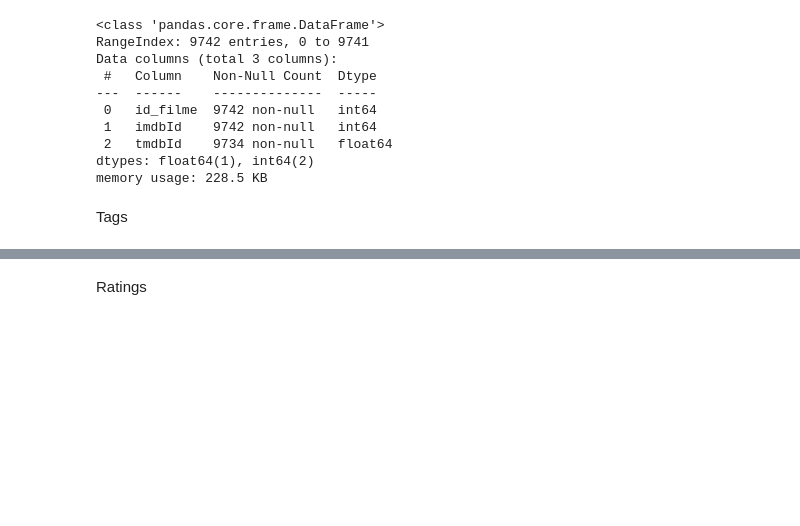
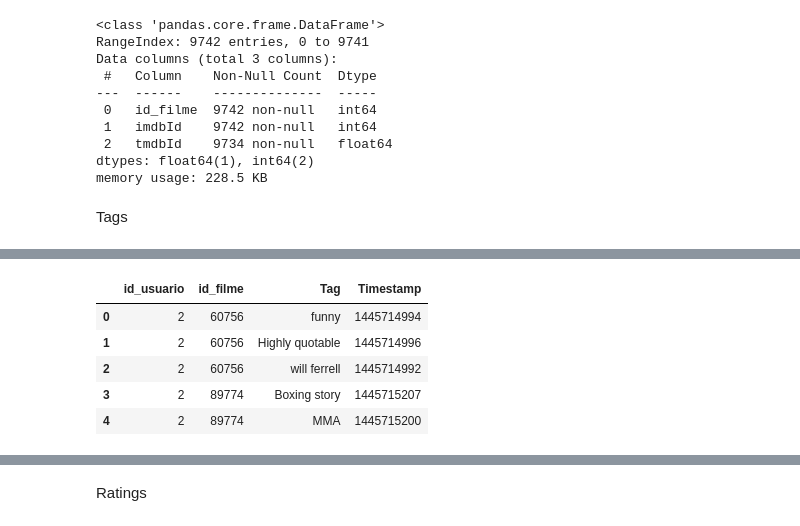
Before and after one commit to RobsonGFerrarezi/TrabalhoAmbientesInteligentes_N2_GRUPO2, a Jupyter notebook: TrabalhoN2_AmbientesInteligentes_Grupo2.ipynb, the cells around one changed output, grey strips where cells are left out. Cells and saved outputs as stored; diff of their text form; code cells hidden in the pictures; blank space fills up the shorter version.

```diff
--- a/TrabalhoN2_AmbientesInteligentes_Grupo2.ipynb
+++ b/TrabalhoN2_AmbientesInteligentes_Grupo2.ipynb
@@ -153,0 +165,11 @@ Tags
+# %%
+# Renomeando colunas
+tags.rename(columns={'userId':'id_usuario','movieId':'id_filme', 'tag':'Tag', 'timestamp':'Timestamp'}, inplace = True)
+tags.head()
+# %% [output]
+|  | id_usuario | id_filme | Tag | Timestamp |
+| 0 | 2 | 60756 | funny | 1445714994 |
+| 1 | 2 | 60756 | Highly quotable | 1445714996 |
+| 2 | 2 | 60756 | will ferrell | 1445714992 |
+| 3 | 2 | 89774 | Boxing story | 1445715207 |
+| 4 | 2 | 89774 | MMA | 1445715200 |
```
Also changed, not shown: parts of 5 cells of this notebook.
